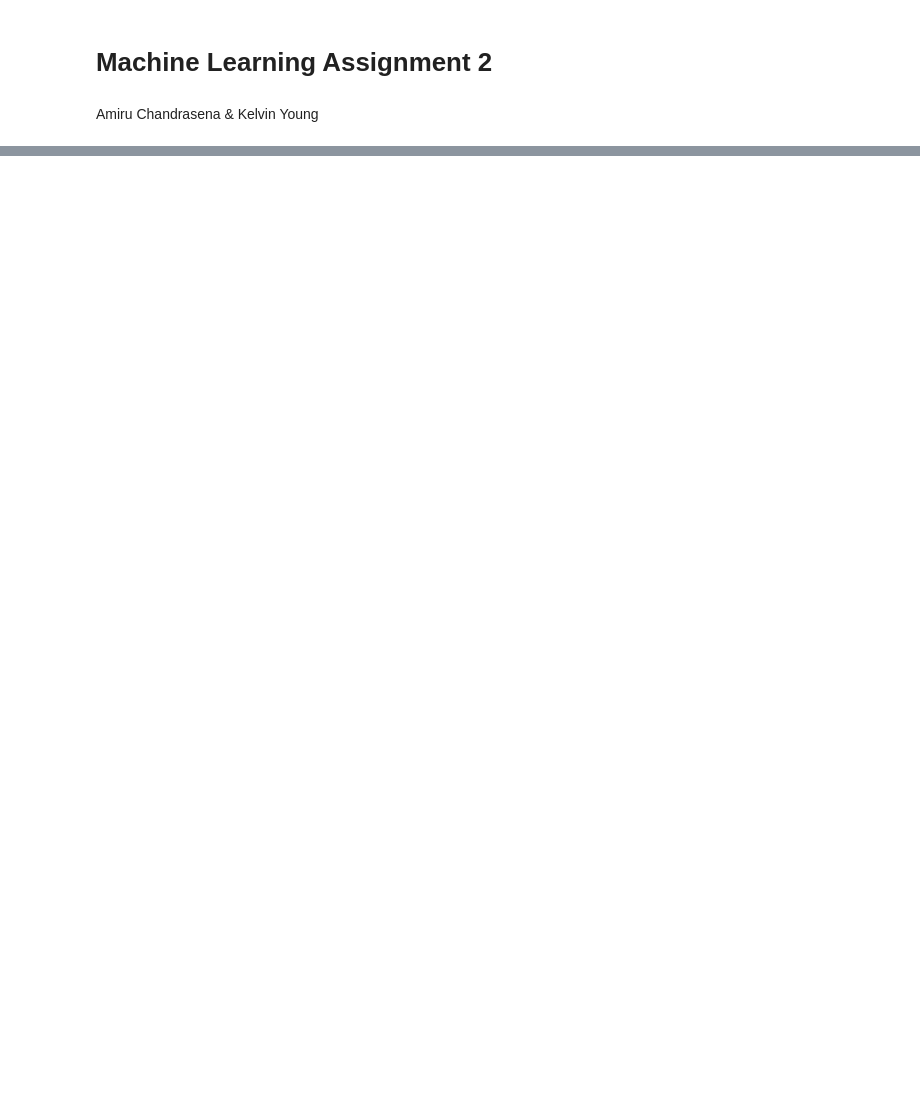
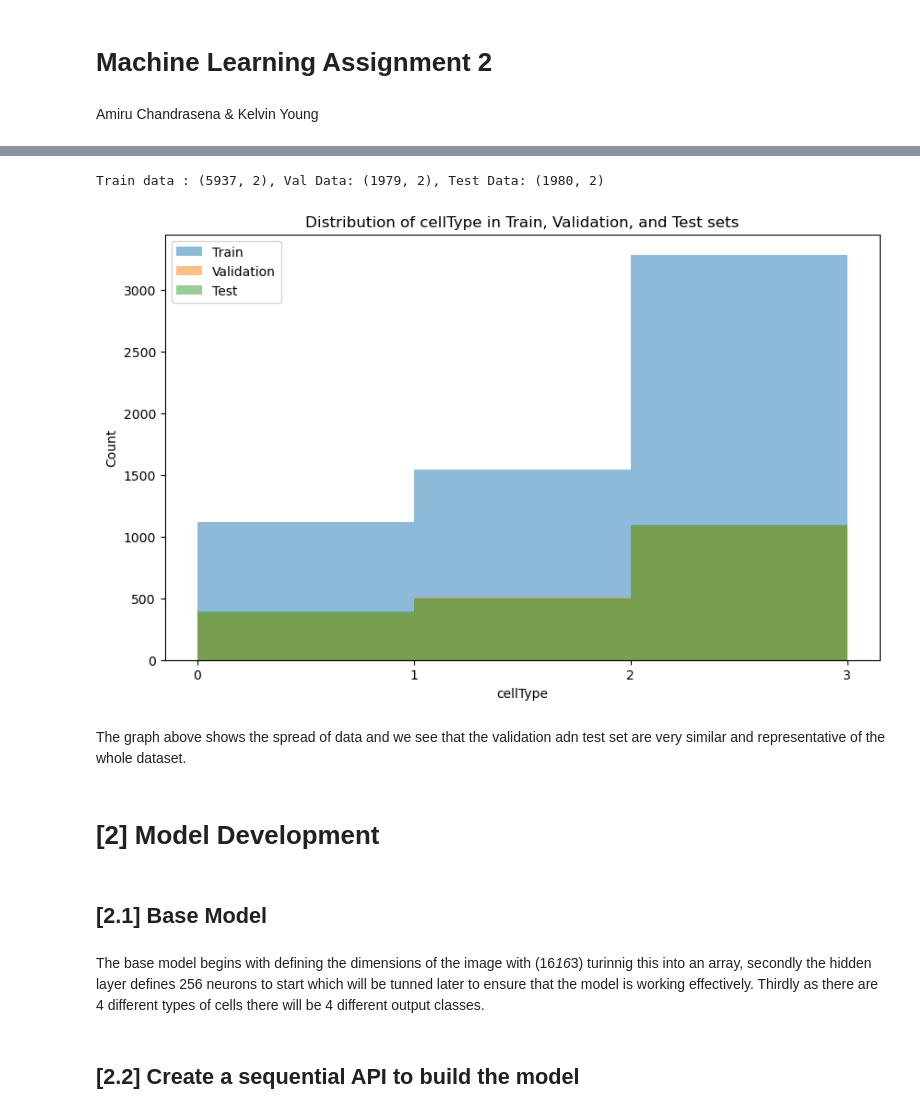
Before and after one commit to AmiruC/Machine-Learning-Cancer-Classification-Model, a Jupyter notebook: notebooks/notebook.ipynb, the cells around one changed output, grey strips where cells are left out. Cells and saved outputs as stored; diff of their text form; code cells hidden in the pictures; blank space fills up the shorter version.

Commit message:
Merge branches while maintaining outputs

```diff
--- a/notebooks/notebook.ipynb
+++ b/notebooks/notebook.ipynb
@@ -259,0 +13,9 @@ Confusion matrix:
+# %%
+import zipfile
+import numpy as np
+import pandas as pd
+import matplotlib.pyplot as plt
+import tensorflow as tf
+from sklearn.model_selection import train_test_split
+from tensorflow.keras.preprocessing.image import ImageDataGenerator
+dataSet_cells = pd.read_csv('data/data_labels_mainData.csv')
@@ -259,0 +106,6 @@ Confusion matrix:
+# %%
+import pandas as pd
+
+# Drop the specified features
+dataSet_cells.drop(["InstanceID", "patientID", "cellTypeName", "isCancerous"], axis=1, inplace=True)
+dataSet_cells.head()
@@ -259,0 +129,33 @@ Confusion matrix:
+# %%
+# We split the data into 80% of training Data, 10% Validation and 10% Testing
+from sklearn.preprocessing import StandardScaler
+import matplotlib.pyplot as plt
+
+
+train_data, test_data = train_test_split(dataSet_cells, test_size=0.2, random_state=42)
+train_data, val_data = train_test_split(train_data, test_size=0.25, random_state=42)
+
+print("Train data : {}, Val Data: {}, Test Data: {}".format(train_data.shape, val_data.shape, test_data.shape))
+
+# Plot histogram for train set
+plt.figure(figsize=(10, 6))
+plt.hist(train_data['cellType'], bins=range(4), alpha=0.5, label='Train')
+plt.hist(val_data['cellType'], bins=range(4), alpha=0.5, label='Validation')
+plt.hist(test_data['cellType'], bins=range(4), alpha=0.5, label='Test')
+plt.xlabel('cellType')
+plt.ylabel('Count')
+plt.title('Distribution of cellType in Train, Validation, and Test sets')
+plt.xticks(range(4))
+plt.legend()
+plt.show()
+# %% [output]
+Train data : (5937, 2), Val Data: (1979, 2), Test Data: (1980, 2)
+[figure, added]
+# %% [markdown]
+The graph above shows the spread of data and we see that the validation adn test set are very similar and representative of the whole dataset.
+# %% [markdown]
+# [2] Model Development
+# %% [markdown]
+## [2.1] Base Model
+# %% [markdown]
+The base model begins with defining the dimensions of the image with (16*16*3) turinnig this into an array, secondly the hidden layer defines 256 neurons to start which will be tunned later to ensure that the model is working effectively. Thirdly as there are 4 different types of cells there will be 4 different output classes.
@@ -259,0 +166,2 @@ Confusion matrix:
+# %% [markdown]
+## [2.2] Create a sequential API to build the model
```
Also changed, not shown: parts of 86 cells of this notebook.
